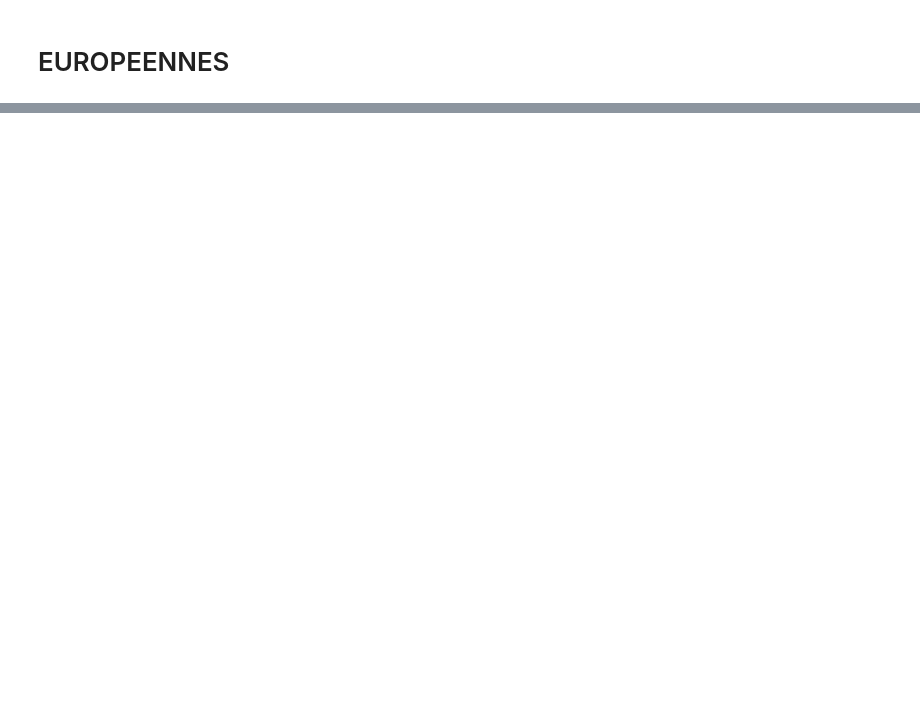
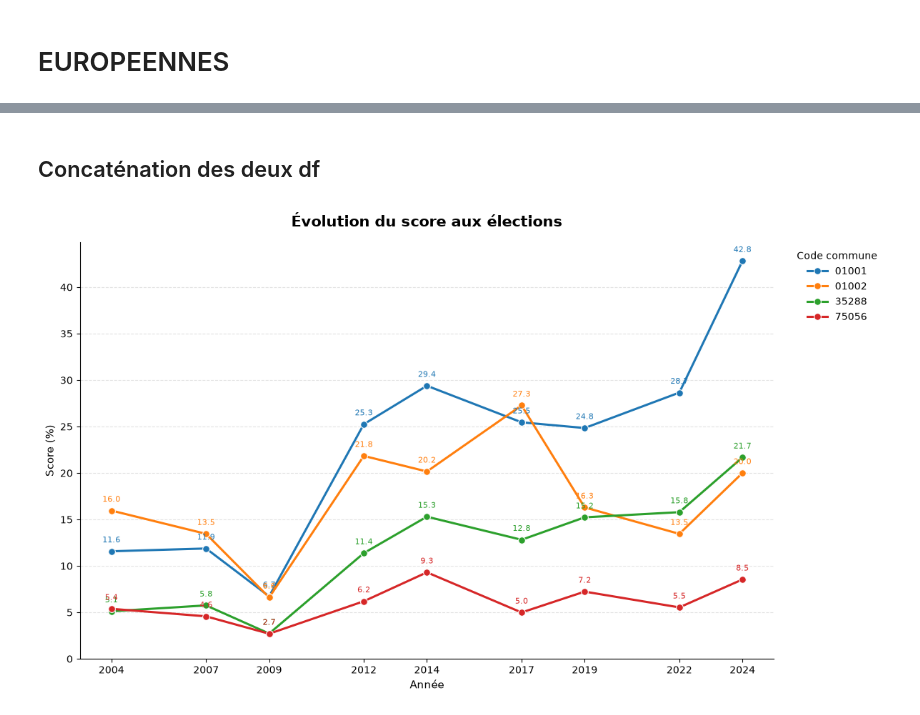
Before and after one commit to Juleslapeuf/cinema_vote, a Jupyter notebook: chargement_donnees.ipynb, the cells around one changed output, grey strips where cells are left out. Saved outputs shown, nothing was run; the diff lists cells and outputs as text; code cells hidden in the pictures; blank space fills up the shorter version.

```diff
--- a/chargement_donnees.ipynb
+++ b/chargement_donnees.ipynb
@@ -585,5 +554,0 @@ df_euro2014_lfn["score_2014"] = 100*df_euro2014_lfn["voix"] / df_euro2014_lfn["E
-# %%
-df_euro2009["code_commune"] = (
-    df_euro2009["Code du département"].astype(str).str.zfill(2)
-    + df_euro2009["Code de la commune"].astype(str).str.zfill(3)
-)
@@ -629,5 +554,0 @@ df_euro2009_lfn["score_2009"] = 100*df_euro2009_lfn["voix"] / df_euro2009_lfn["E
-# %%
-df_euro2004["code_commune"] = (
-    df_euro2004["Code du département"].astype(str).str.zfill(2)
-    + df_euro2004["Code de la commune"].astype(str).str.zfill(3)
-)
@@ -672,3 +604,0 @@ for nouvelle_colonne, prefixe in {
-# %%
-df_euro2004_lfn["score_2004"] = 100*df_euro2004_lfn["voix"] / df_euro2004_lfn["Exprimés"]
-df_euro2004_lfn[["code_commune", "n_liste", "nuance", "libelle_liste", "tete_liste", "voix", "score_2004"]].head()
@@ -847,0 +764,54 @@ J'ai identifié les cinémas qui ont fermé sur la période (643), maintenant il
+# %% [markdown]
+## Concaténation des deux df
+# %%
+# Un dataframe avec le code_commune en première colonne, les années d'élection en deuxième
+# Et le score du RN à cette élection
+
+df_vote = pd.concat([df_long_pres, df_long_euro], ignore_index=True).sort_values(["code_commune", "annee"]).reset_index(drop=True)
+# %%
+import matplotlib.pyplot as plt
+
+# Modifier cette liste pour choisir les communes à afficher.
+codes_communes = ["01001", "01002", "35288", "75056"]
+
+annees = [2004, 2007, 2009, 2012, 2014, 2017, 2019, 2022, 2024]
+codes_communes = [str(code).zfill(5) for code in codes_communes]
+
+codes_disponibles = set(df_vote["code_commune"].astype(str).str.zfill(5))
+codes_absents = sorted(set(codes_communes) - codes_disponibles)
+if codes_absents:
+    raise ValueError(f"Codes commune absents de df_vote : {codes_absents}")
+
+df_scores = (
+    df_vote.assign(
+        code_commune=df_vote["code_commune"].astype(str).str.zfill(5)
+    )
+    .query("code_commune in @codes_communes and annee in @annees")
+    [["code_commune", "annee", "score"]]
+    .sort_values(["code_commune", "annee"])
+)
+
+fig, ax = plt.subplots(figsize=(12, 7))
+couleurs = plt.get_cmap("tab10").colors
+
+for i, (code_commune, groupe) in enumerate(df_scores.groupby("code_commune")):
+    ax.plot(groupe["annee"], groupe["score"], marker="o", markersize=7, linewidth=2.2, color=couleurs[i % len(couleurs)], markeredgecolor="white", markeredgewidth=0.8, label=code_commune)
+
+    for annee, score in zip(groupe["annee"], groupe["score"]):
+        if pd.notna(score):
+            ax.annotate(f"{score:.1f}", (annee, score), xytext=(0, 9), textcoords="offset points", ha="center", fontsize=8, color=couleurs[i % len(couleurs)])
+
+ax.set_title("Évolution du score aux élections", fontsize=15, fontweight="bold", pad=16)
+ax.set_xlabel("Année", fontsize=11)
+ax.set_ylabel("Score (%)", fontsize=11)
+ax.set_xticks(annees)
+ax.set_ylim(bottom=0)
+ax.set_axisbelow(True)
+ax.grid(axis="y", linestyle="--", linewidth=0.8, alpha=0.35)
+ax.spines["top"].set_visible(False)
+ax.spines["right"].set_visible(False)
+ax.legend(title="Code commune", frameon=False, bbox_to_anchor=(1.02, 1), loc="upper left")
+fig.tight_layout()
+plt.show()
+# %% [output]
+[figure, added]
```
Also changed, not shown: parts of 60 cells of this notebook.
